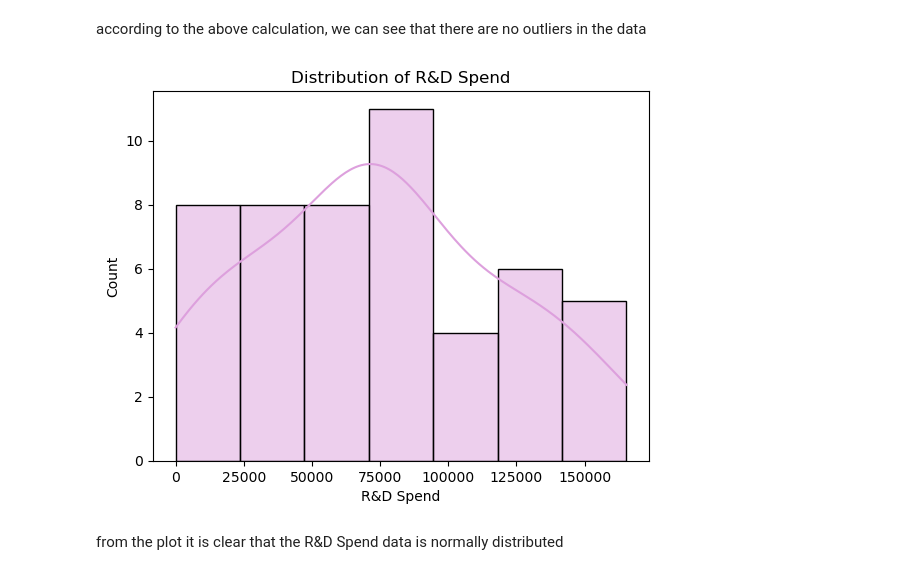
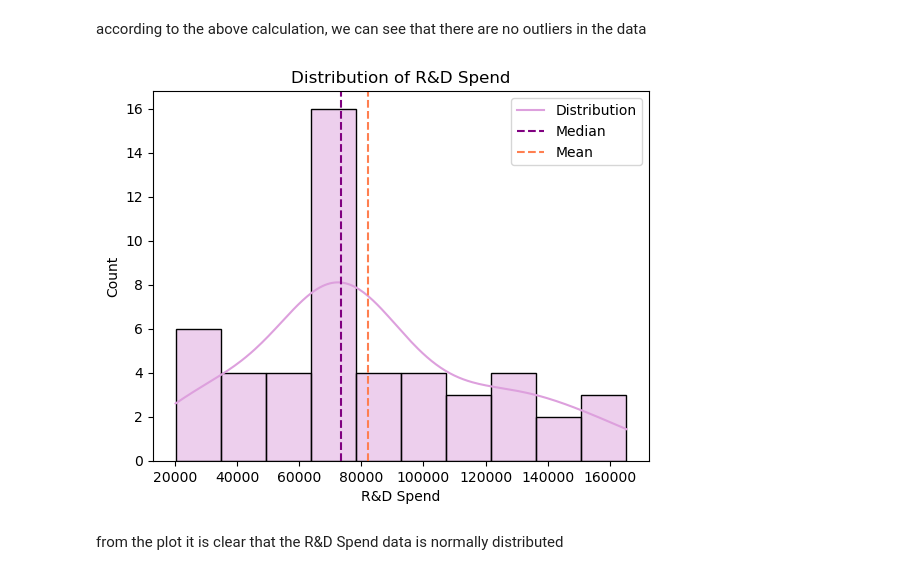
Before and after one commit to xizzax/Predictions-of-Startup-Profits, a Jupyter notebook: project.ipynb, the cells around one changed output. Drawn from its saved outputs; the diff is of its cells as text; code cells hidden in the pictures.

Commit message:
added lasso and ridge regression, and median mode lines to plots

```diff
--- a/project.ipynb
+++ b/project.ipynb
@@ -122,11 +120,17 @@ plt.show()
 according to the above calculation, we can see that there are no outliers in the data
 # %%
 # distribution of the data
-sns.histplot(dataset['R&D Spend'], kde=True, color='plum')
+sns.histplot(dataset['R&D Spend'], kde=True, color='plum', bins=10)
+plt.axvline(dataset['R&D Spend'].median(), color='purple', linestyle='dashed', linewidth=1.5)
+plt.axvline(dataset['R&D Spend'].mean(), color='coral', linestyle='dashed', linewidth=1.5)
+plt.legend(
+    ['Distribution','Median', 'Mean'],
+    loc='best'
+)
 plt.title('Distribution of R&D Spend')
 plt.show()
 # %% [output]
-[figure, old version]
+[figure, new version]
 # %% [markdown]
 from the plot it is clear that the R&D Spend data is normally distributed
 # %% [markdown]
```
Also changed, not shown: parts of 15 cells of this notebook.
